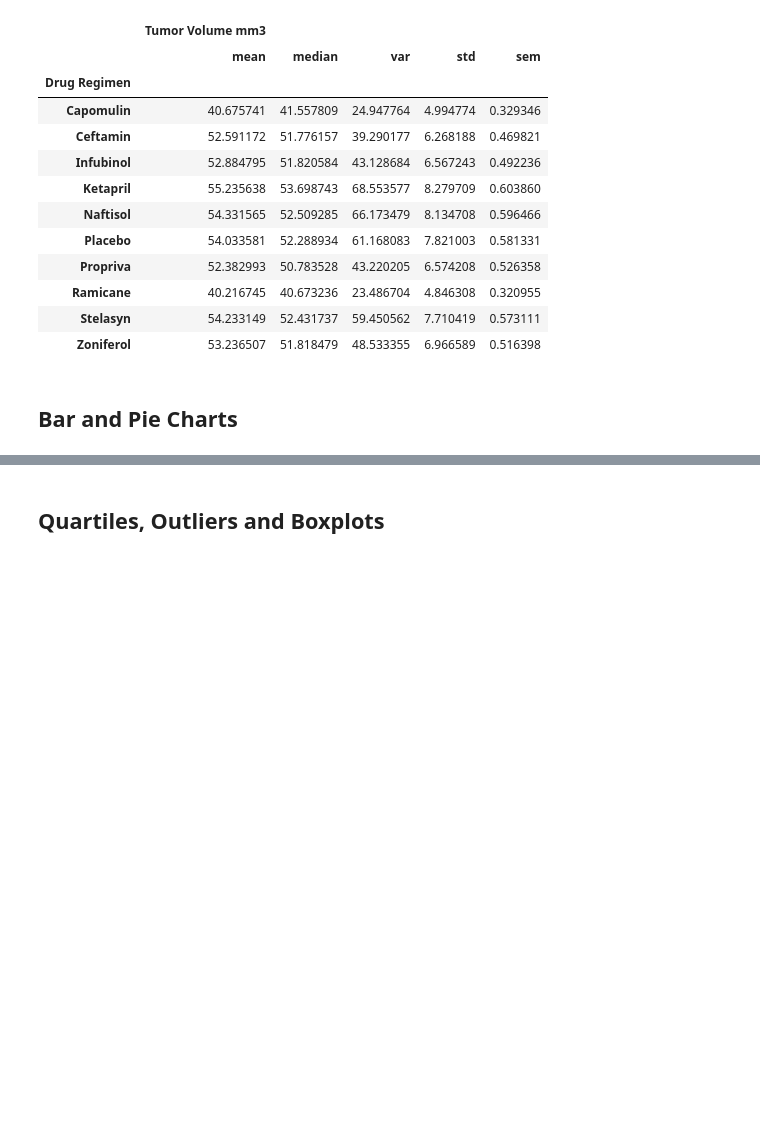
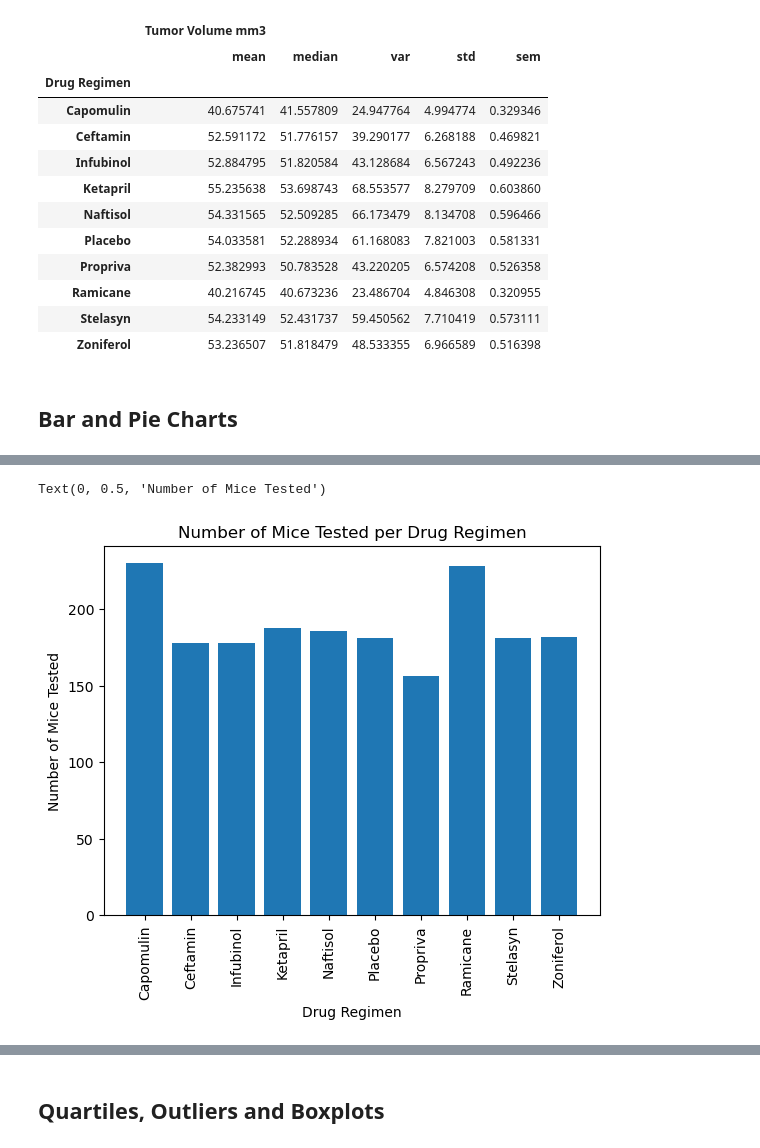
Before and after one commit to DavidsonRCan2/data-vis-challenge, a Jupyter notebook: Pymaceuticals/pymaceuticals_main.ipynb, the cells around one changed output, grey strips where cells are left out. Cells and saved outputs as stored; diff of their text form; code cells hidden in the pictures; blank space fills up the shorter version.

```diff
--- a/Pymaceuticals/pymaceuticals_main.ipynb
+++ b/Pymaceuticals/pymaceuticals_main.ipynb
@@ -183,2 +200,15 @@ tvstatsbydrug
+# %%
+# Generate a bar plot showing the total number of timepoints for all mice tested for each drug regimen using pyplot.
+drugregimen = list(final_mice.groupby(["Drug Regimen"]))
+total_mice_per_drug = list(final_mice.groupby(["Drug Regimen"])["Mouse ID"].count())
+drugregimen = np.arange(len(drugregimen))
+plt.bar(drugregimen, total_mice_per_drug, align="center")
+plt.xticks(np.arange(len(drugregimen)), (mice_tested_per_drug.index), rotation=90)
+plt.title("Number of Mice Tested per Drug Regimen")
+plt.xlabel("Drug Regimen")
+plt.ylabel("Number of Mice Tested")
+# %% [output]
+Text(0, 0.5, 'Number of Mice Tested')
+[figure, added]
 # %%
 # Generate a pie plot showing the distribution of female versus male mice using Pandas
```
Also changed, not shown: parts of 7 cells of this notebook.
